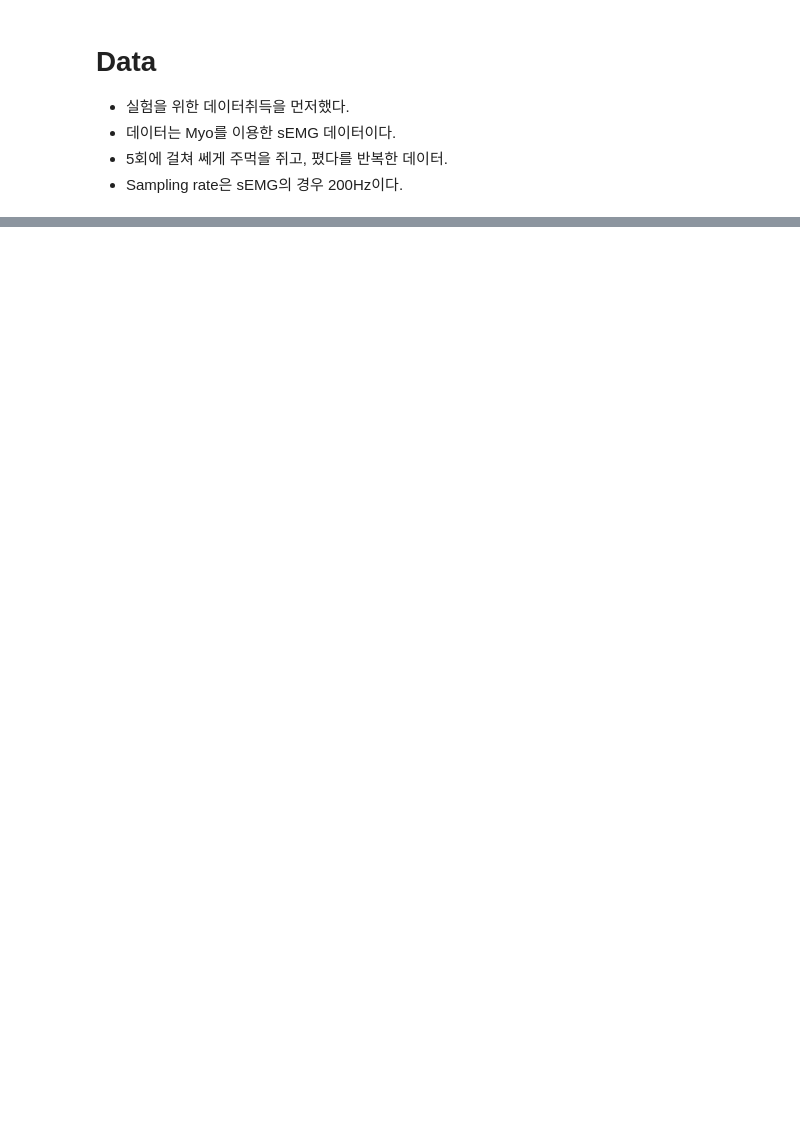
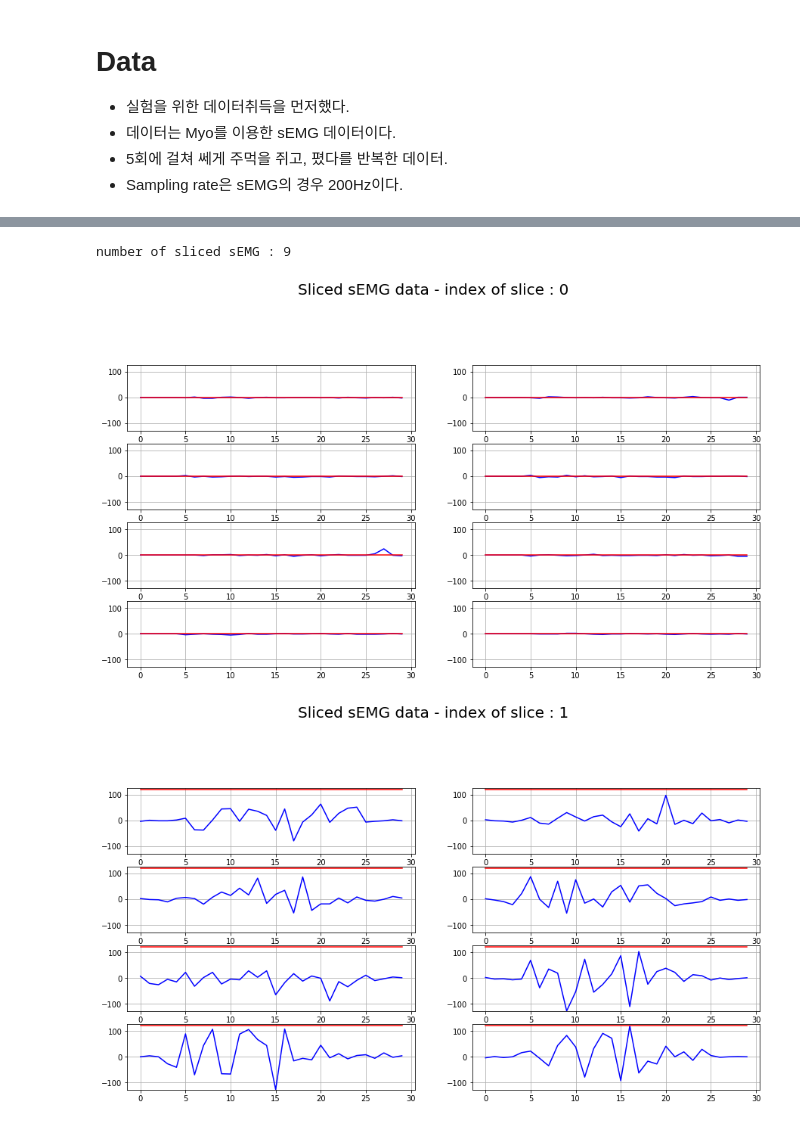
Before and after one commit to ssaru/TIL, a Jupyter notebook: Artificial_Intelligence/Signal_processing/Nonlinear correlation coefficient.ipynb, the cells around one changed output, grey strips where cells are left out. Cells and saved outputs as stored; diff of their text form; code cells hidden in the pictures; blank space fills up the shorter version.

```diff
--- a/Artificial_Intelligence/Signal_processing/Nonlinear correlation coefficient.ipynb
+++ b/Artificial_Intelligence/Signal_processing/Nonlinear correlation coefficient.ipynb
@@ -50,0 +61,50 @@ plt.show()
+# %%
+# sEMG slicing. interval is 30 points
+interval = 30
+
+sEMGs = [list() for i in range(sensor_channels)]
+yhats = [list() for i in range(sensor_channels)]
+
+
+num_slicedEMG = len(short_emgs[0]) // 30
+
+print("number of sliced sEMG : {}".format(num_slicedEMG))
+
+# slicing
+for i in range(sensor_channels):
+    idx = 0
+    for j in range(num_slicedEMG):
+        sEMGs[i].append(short_emgs[i][idx : idx + interval])
+        yhats[i].append(label[idx : idx + interval])
+        idx += interval
+
+# label of segment is contraction when contraction ratio more than .7
+num_yhat = interval * .5
+for i in range(sensor_channels):
+    idx = 0
+    for j in range(num_slicedEMG):
+        counts_info = collections.Counter(yhats[i][j])
+        yhat_counts = counts_info[1.0]
+        if yhat_counts > num_yhat:
+            yhats[i][j] = np.ones((yhats[i][j].size))
+        else:
+            yhats[i][j] = np.zeros((yhats[i][j].size))
+
+for i in range(num_slicedEMG):
+
+    fig = plt.figure(figsize=(15, 15))
+    fig.suptitle("Sliced sEMG data - index of slice : {}".format(str(i)), fontsize=20)
+
+    for j in range(sensor_channels):
+        arg = "{}2".format(str(sensor_channels)) + str(j+1)
+        plt.subplot(arg)
+        plt.plot(sEMGs[j][i], color='blue')
+        plt.plot(yhats[j][i] * 120, color='red')
+        plt.ylim([-128, 127])
+        plt.grid()
+
+    plt.show()
+# %% [output]
+number of sliced sEMG : 9
+[figure, added]
+[figure, added]
```
Also changed, not shown: parts of 7 cells of this notebook.
